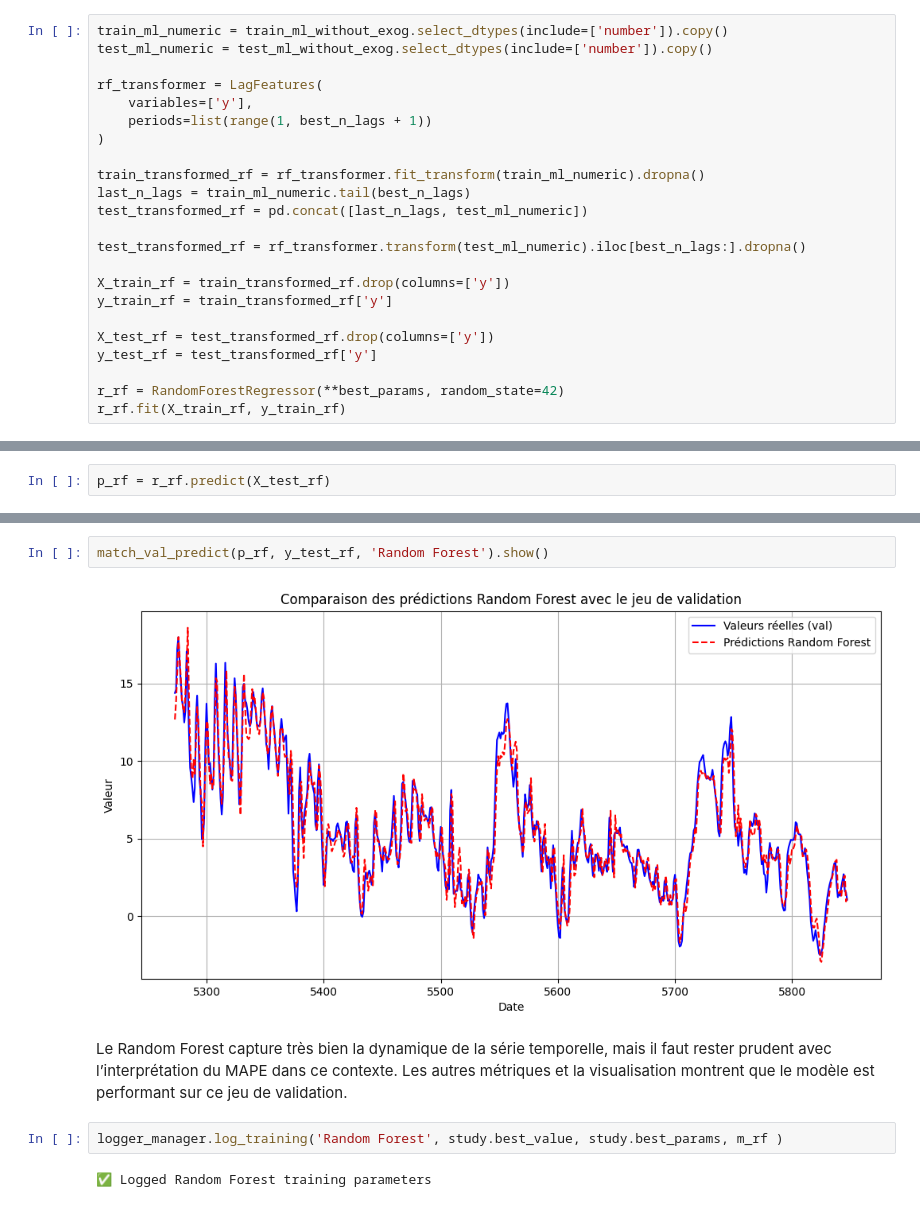
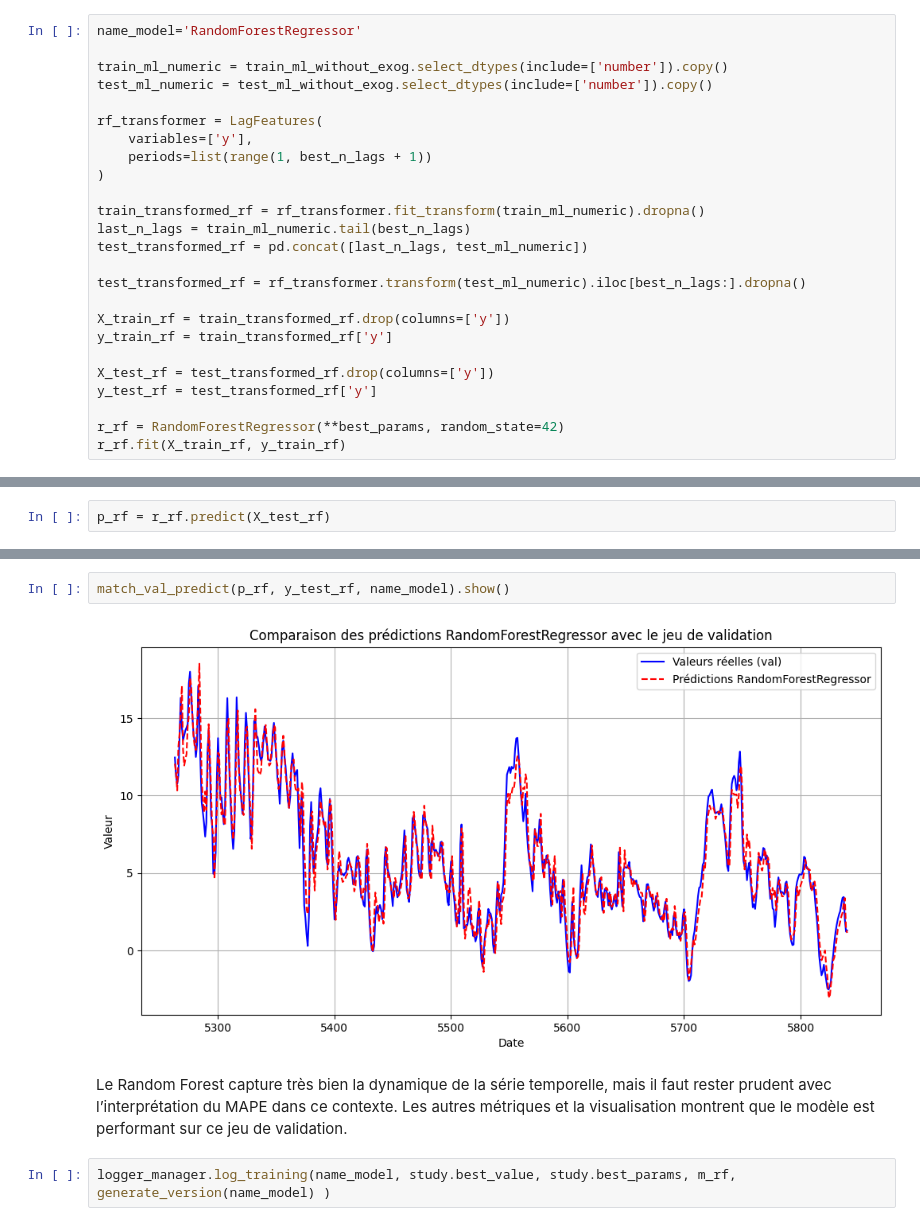
Before and after one commit to 2024-2025-estia-bihar/mesp2-laurent-sini, a Jupyter notebook: notebooks/EDA_Machine_Learning.ipynb, the cells around one changed output, grey strips where cells are left out. Drawn from its saved outputs; the diff is of its cells as text.

```diff
--- a/notebooks/EDA_Machine_Learning.ipynb
+++ b/notebooks/EDA_Machine_Learning.ipynb
@@ -1154,4 +923,6 @@ best_params.pop('n_lags', None)
 # %%
+name_model='RandomForestRegressor'
+
 train_ml_numeric = train_ml_without_exog.select_dtypes(include=['number']).copy()
 test_ml_numeric = test_ml_without_exog.select_dtypes(include=['number']).copy()
 
@@ -1190,10 +956,8 @@ R² : 0.937
 # %%
-match_val_predict(p_rf, y_test_rf, 'Random Forest').show()
+match_val_predict(p_rf, y_test_rf, name_model).show()
 # %% [output]
-[figure, old version]
+[figure, new version]
 # %% [markdown]
 Le Random Forest capture très bien la dynamique de la série temporelle, mais il faut rester prudent avec l’interprétation du MAPE dans ce contexte. Les autres métriques et la visualisation montrent que le modèle est performant sur ce jeu de validation.
 # %%
-logger_manager.log_training('Random Forest', study.best_value, study.best_params, m_rf )
+logger_manager.log_training(name_model, study.best_value, study.best_params, m_rf, generate_version(name_model) )
-# %% [output]
-✅ Logged Random Forest training parameters
```
Also changed, not shown: parts of 28 cells of this notebook, 6 other files.
